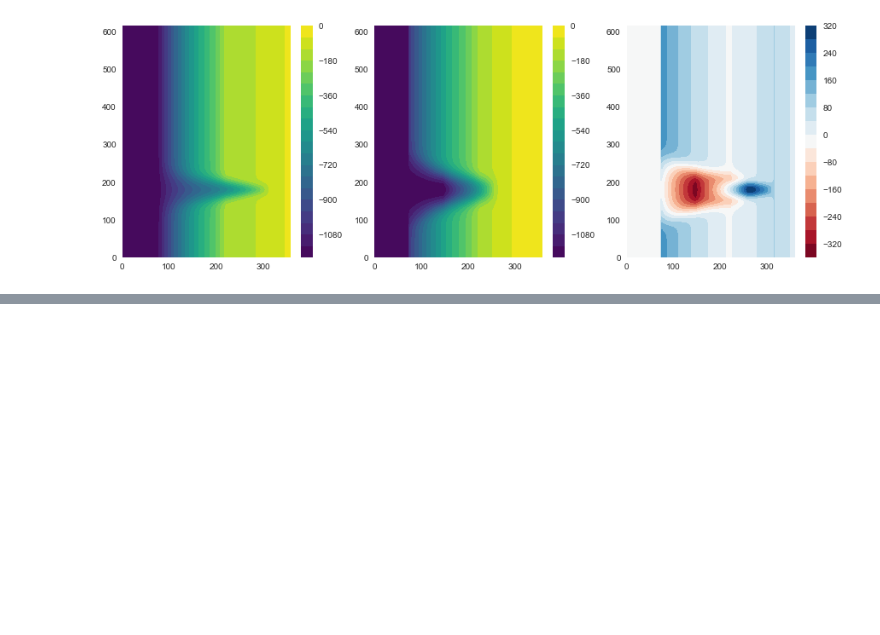
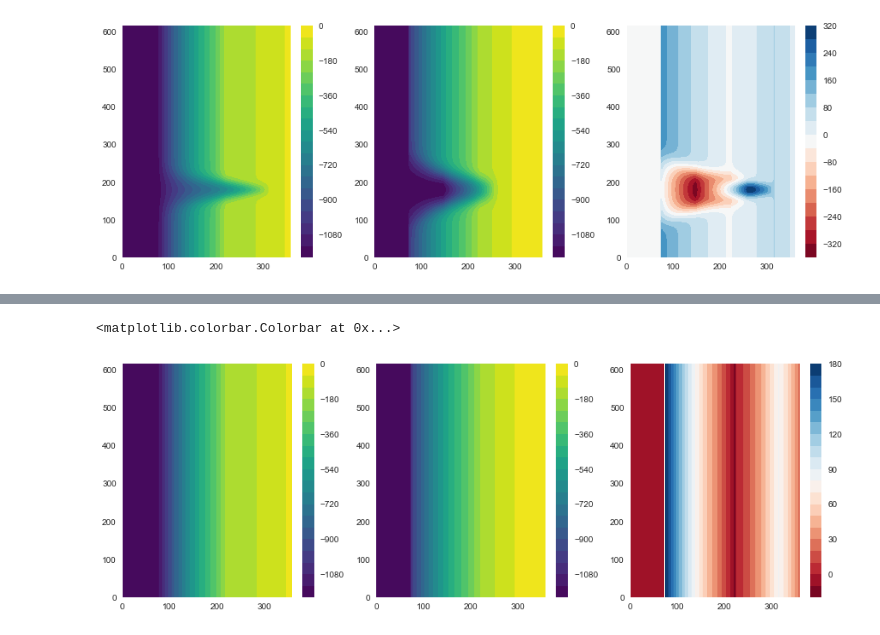
Before and after one commit to UBC-MOAD/buildcanyon, a Jupyter notebook: Bathymetry/bathy_w_Astoria_dims_paper2.ipynb, the cells around one changed output, grey strips where cells are left out. Saved outputs shown, nothing was run; the diff lists cells and outputs as text; code cells hidden in the pictures; blank space fills up the shorter version.

```diff
--- a/Bathymetry/bathy_w_Astoria_dims_paper2.ipynb
+++ b/Bathymetry/bathy_w_Astoria_dims_paper2.ipynb
@@ -615,0 +734,17 @@ plt.colorbar(pc2,ax=ax[2])
+# %%
+bF=np.reshape(cc,[nx_ext,360],'F') # F to read in Fortran order
+bF2=np.reshape(cc2,[nx_ext,360],'F') # F to read in Fortran order
+# %%
+fig,ax = plt.subplots(1,3, figsize=(15,5))
+
+pc = ax[0].contourf(bF, 20, cmap='viridis')
+plt.colorbar(pc,ax=ax[0])
+
+pc2 = ax[1].contourf(bF2, 20, cmap='viridis')
+plt.colorbar(pc2,ax=ax[1])
+
+pc2 = ax[2].contourf(bF2-bF, 20, cmap='RdBu')
+plt.colorbar(pc2,ax=ax[2])
+# %% [output]
+<matplotlib.colorbar.Colorbar at 0x...>
+[figure, added]
```
Also changed, not shown: parts of 8 cells of this notebook, 2 other files.
